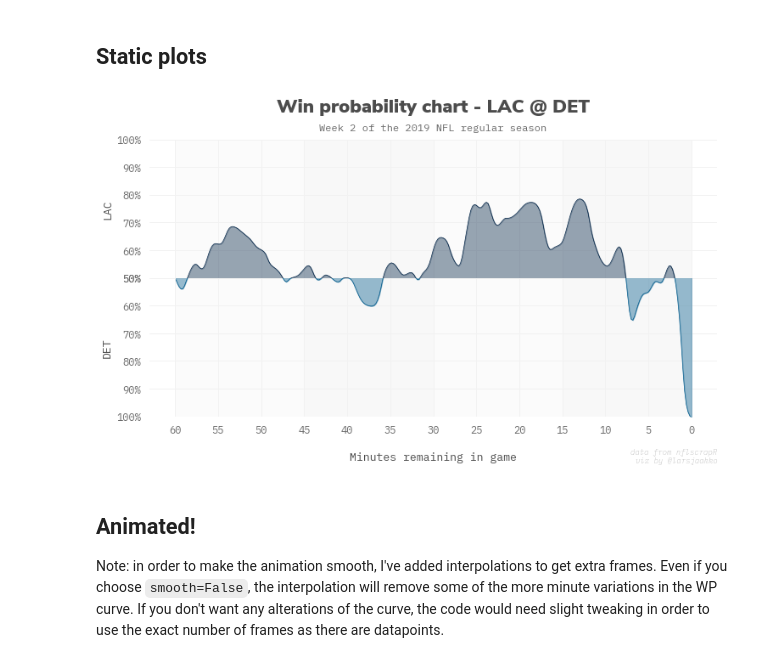
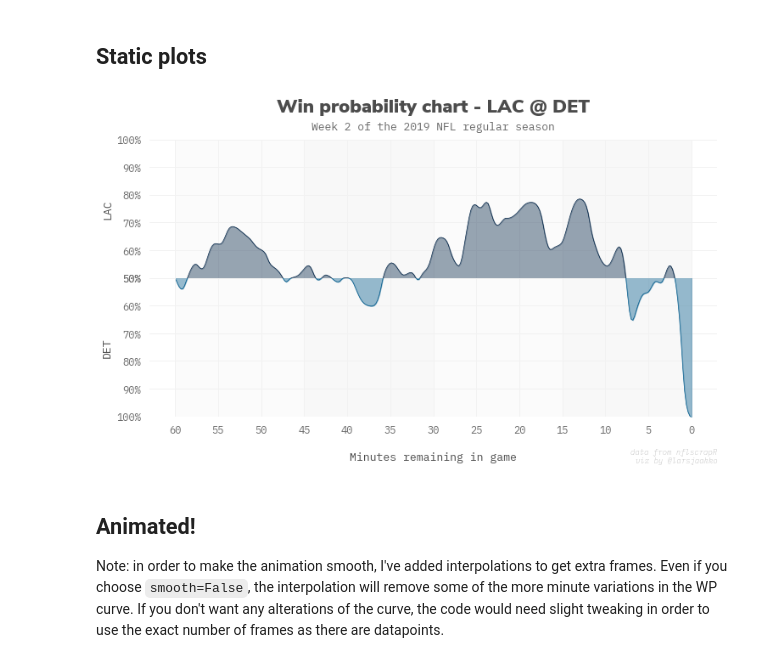
Before and after one commit to larsjaakko/nfl-wp-charts, a Jupyter notebook: wp-charts.ipynb, the cells around one changed output. Drawn from its saved outputs; the diff is of its cells as text; code cells hidden in the pictures.

```diff
--- a/wp-charts.ipynb
+++ b/wp-charts.ipynb
@@ -214,7 +214,7 @@ ax_away.set_title('Win probability chart - {} @ {}\n'.format(away_team, home_tea
 ax_away.text(x=0.5,
              y=1.025,
              s='Week {} of the 2019 NFL regular season'.format(week),
-             fontsize=12,
+             fontsize=13,
              weight=300,
              style='normal',
              color='dimgray',
@@ -273,34 +273,34 @@ ax_home.yaxis.set_major_formatter(FuncFormatter('{:.0%}'.format))
 ax_home.xaxis.set_major_locator(plt.MaxNLocator(14))
 
 ax_home.invert_xaxis()
 ax_home.invert_yaxis()
 
 
 ax_home.set_ylabel(home_team, weight='medium')
 ax_home.set_xlabel("\nMinutes remaining in game", weight='medium')
 
 ax_home.text(x=1,
     y=-0.35,
     s='data from nflscrapR\nviz by @larsjaakko',
     fontsize=9,
     weight=300,
     style='italic',
     color='darkgray',
     ha='right',
     va='bottom',
     transform=ax_home.transAxes)
 
 
 sns.despine(left=True, right=True, bottom=True, top=True)
 
 filename = str(away_team + '_at_' + home_team)
 
 if smooth:
     plt.savefig('output/' + filename + '_smooth.png', format='png', dpi=300, bbox_inches='tight')
 else:
     plt.savefig('output/' + filename + '.png', format='png', dpi=300, bbox_inches='tight')
 # %% [output]
-[figure, old version]
+[figure, new version]
 # %% [markdown]
 ## Animated!
 Note: in order to make the animation smooth, I've added interpolations to get extra frames. Even if you choose `smooth=False`, the interpolation will remove some of the more minute variations in the WP curve. If you don't want any alterations of the curve, the code would need slight tweaking in order to use the exact number of frames as there are datapoints.
```
Also changed, not shown: parts of 1 cell of this notebook.
